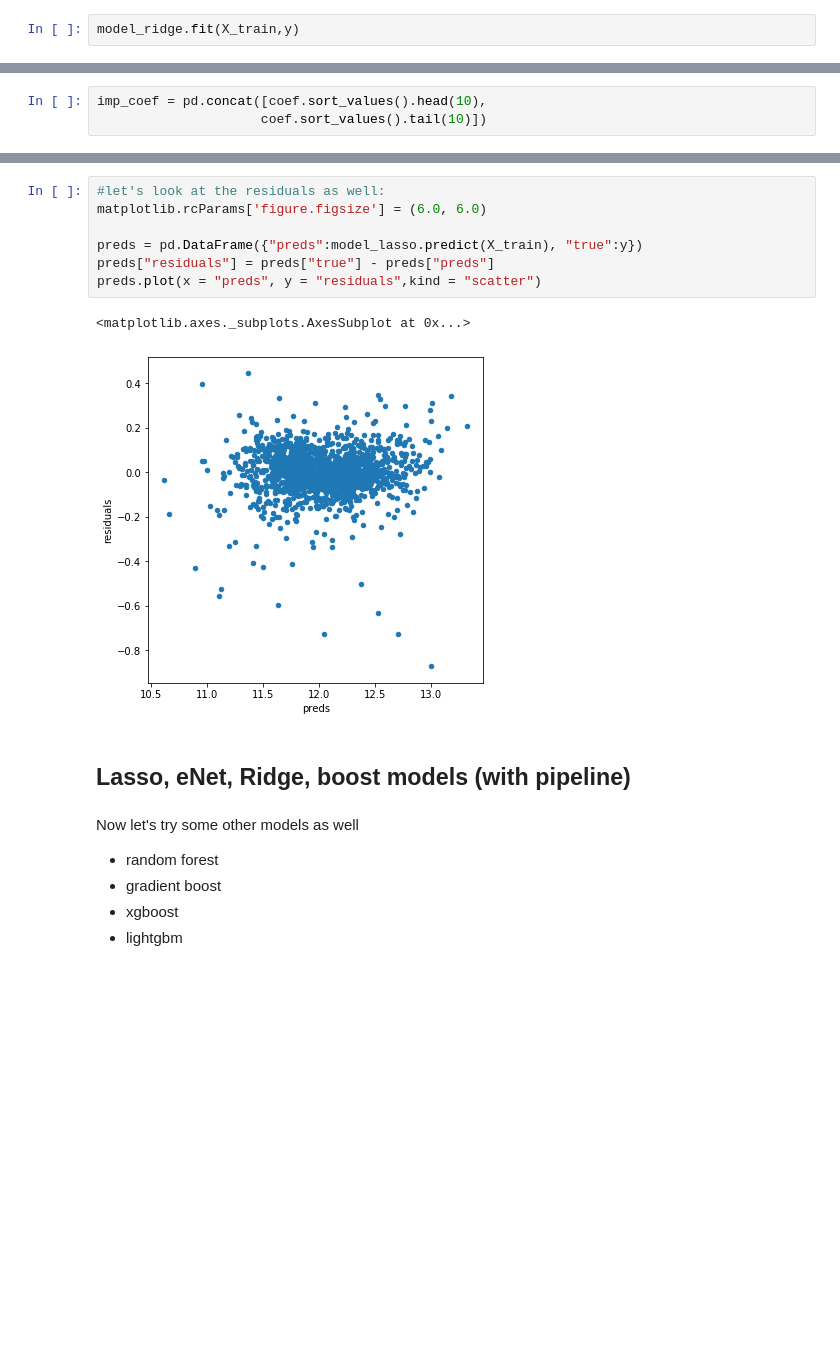
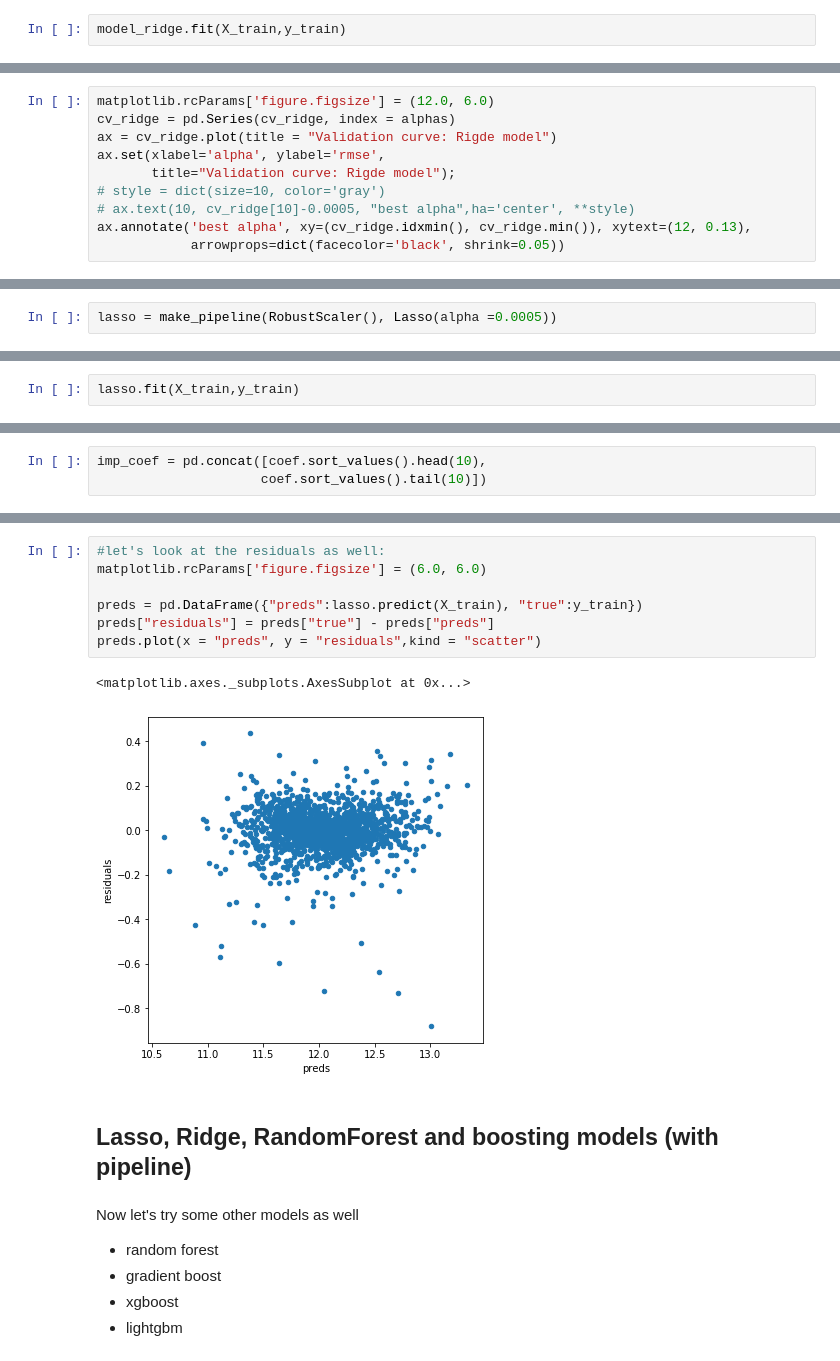
Before and after one commit to JK558/house-price-prediction, a Jupyter notebook: house_price_JK.ipynb, the cells around one changed output, grey strips where cells are left out. Cells and saved outputs as stored; diff of their text form; blank space fills up the shorter version.

Commit message:
add random forest
+ parameter tuning for RF, boosting models, validation curve, grid search

```diff
--- a/house_price_JK.ipynb
+++ b/house_price_JK.ipynb
@@ -386,7 +382,7 @@ def rmsle_cv(model):
 # %%
 model_ridge = Ridge()
 # %%
-model_ridge.fit(X_train,y)
+model_ridge.fit(X_train,y_train)
 # %% [output]
 Ridge(alpha=1.0, copy_X=True, fit_intercept=True, max_iter=None,
       normalize=False, random_state=None, solver='auto', tol=0.001)
@@ -421,0 +419,10 @@ Text(0.5, 0, 'alpha')
+# %%
+matplotlib.rcParams['figure.figsize'] = (12.0, 6.0)
+cv_ridge = pd.Series(cv_ridge, index = alphas)
+ax = cv_ridge.plot(title = "Validation curve: Rigde model")
+ax.set(xlabel='alpha', ylabel='rmse',
+       title="Validation curve: Rigde model");
+# style = dict(size=10, color='gray')
+# ax.text(10, cv_ridge[10]-0.0005, "best alpha",ha='center', **style)
+ax.annotate('best alpha', xy=(cv_ridge.idxmin(), cv_ridge.min()), xytext=(12, 0.13),
+            arrowprops=dict(facecolor='black', shrink=0.05))
@@ -457,0 +459,2 @@ model_lasso.alpha_
+# %%
+lasso = make_pipeline(RobustScaler(), Lasso(alpha =0.0005))
@@ -458,2 +469,4 @@ model_lasso.alpha_
 # %% [markdown]
 Nice! The lasso performs even better so we'll just use this one to predict on the test set. Another neat thing about the Lasso is that it does feature selection for you - setting coefficients of features it deems unimportant to zero. Let's take a look at the coefficients:
+# %%
+lasso.fit(X_train,y_train)
@@ -481,15 +505,15 @@ Text(0.5, 1.0, 'Coefficients in the Lasso Model')
 # %%
 #let's look at the residuals as well:
 matplotlib.rcParams['figure.figsize'] = (6.0, 6.0)
 
-preds = pd.DataFrame({"preds":model_lasso.predict(X_train), "true":y})
+preds = pd.DataFrame({"preds":lasso.predict(X_train), "true":y_train})
 preds["residuals"] = preds["true"] - preds["preds"]
 preds.plot(x = "preds", y = "residuals",kind = "scatter")
 # %% [output]
 <matplotlib.axes._subplots.AxesSubplot at 0x...>
-[figure, old version]
+[figure, new version]
 # %% [markdown]
-## Lasso, eNet, Ridge, boost models (with pipeline)
+## Lasso,  Ridge, RandomForest and boosting models (with pipeline)
 # %% [markdown]
 Now let's try some other models as well
 - random forest
```
Also changed, not shown: parts of 80 cells of this notebook.
